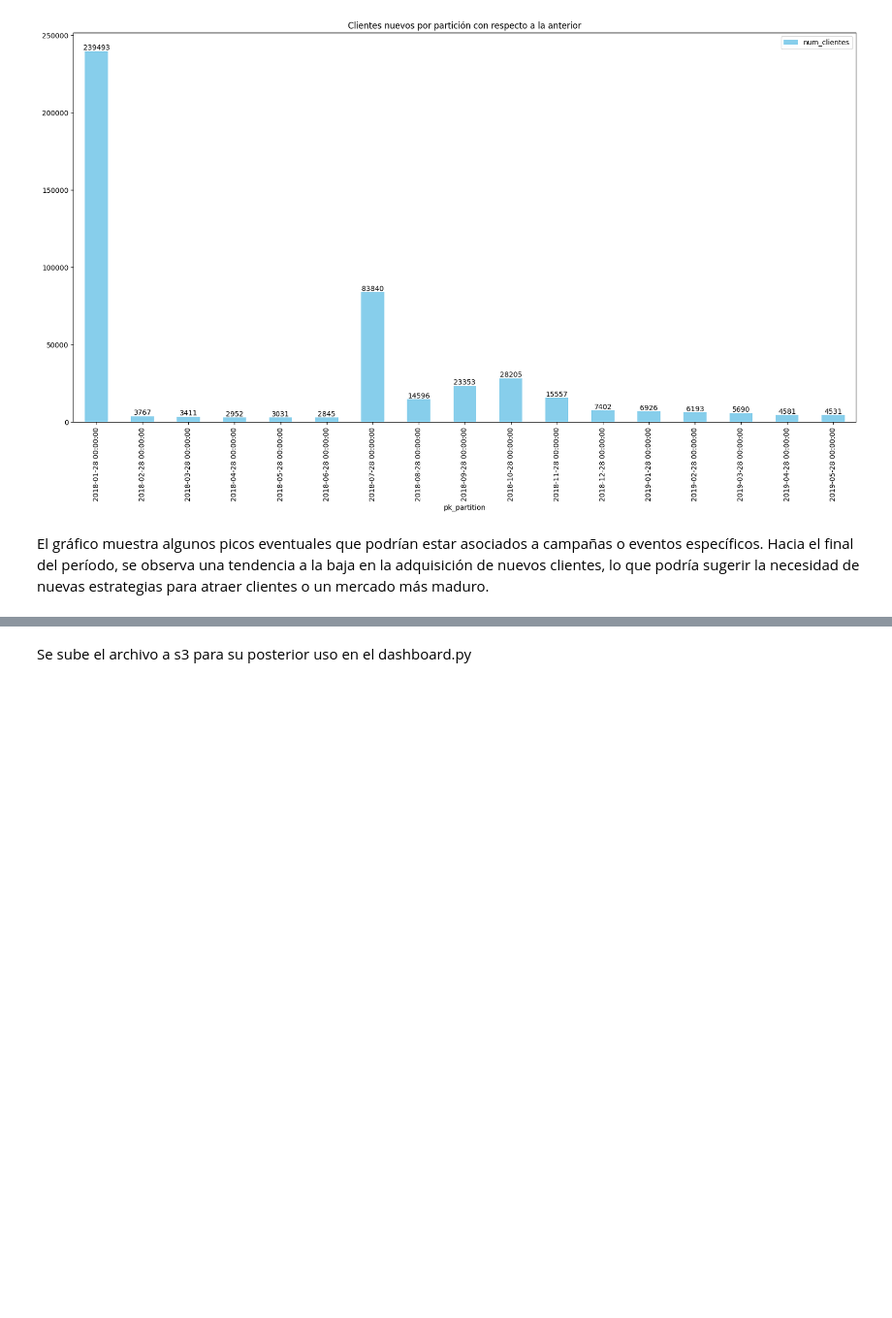
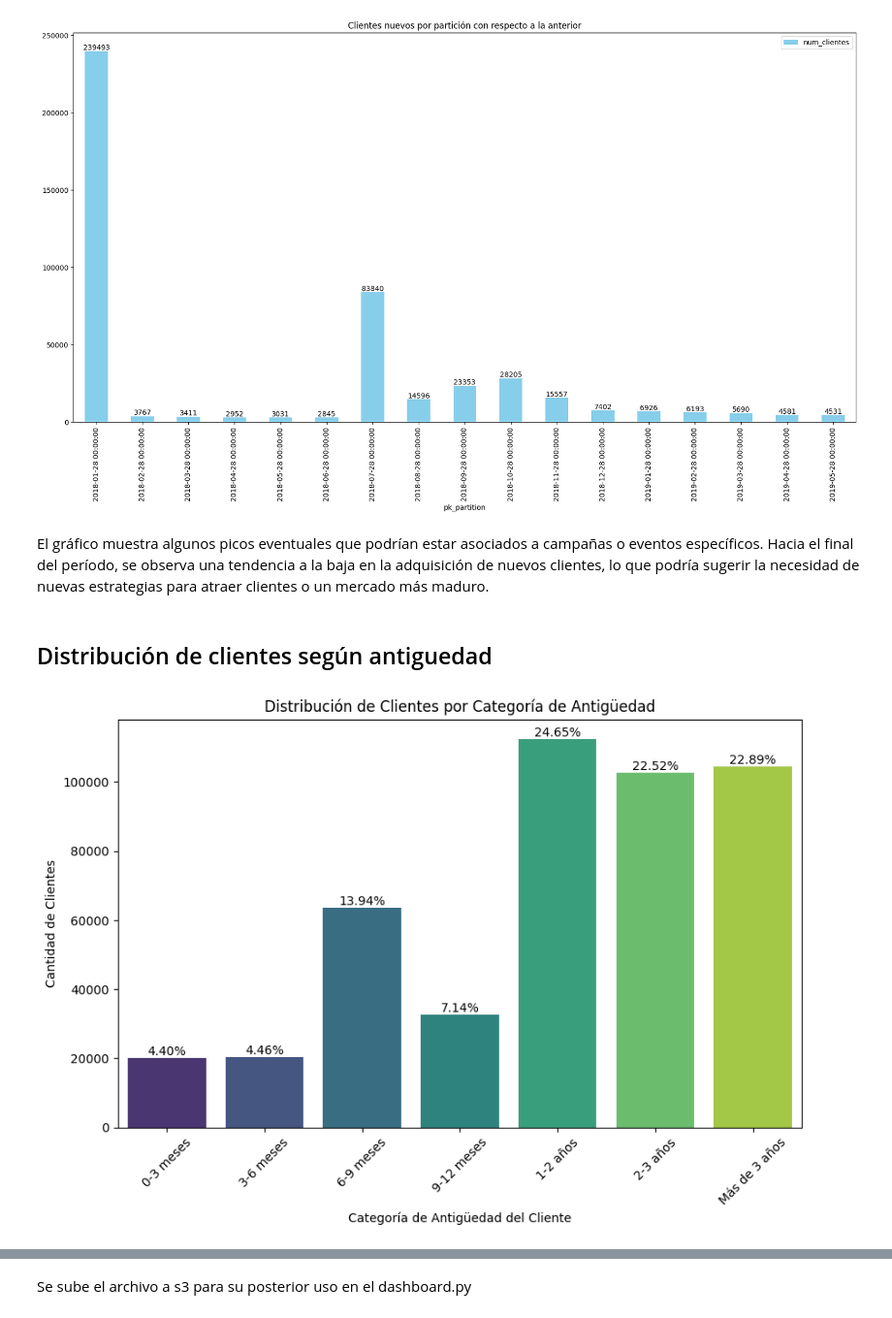
Before and after one commit to jascicz/easy_money_Project, a Jupyter notebook: Tarea_1_Análisis_BI/actividad_comercial.ipynb, the cells around one changed output, grey strips where cells are left out. Shown at 97% size. Drawn from its saved outputs; the diff is of its cells as text; code cells hidden in the pictures; blank space fills up the shorter version.

```diff
--- a/Tarea_1_Análisis_BI/actividad_comercial.ipynb
+++ b/Tarea_1_Análisis_BI/actividad_comercial.ipynb
@@ -718,0 +716,60 @@ El gráfico muestra algunos picos eventuales que podrían estar asociados a camp
+# %% [markdown]
+## Distribución de clientes según antiguedad
+# %%
+# Asegúrate de que 'entry_date' y 'pk_partition' estén en formato de fecha
+ca_df['entry_date'] = pd.to_datetime(ca_df['entry_date'])
+ca_df['pk_partition'] = pd.to_datetime(ca_df['pk_partition'])
+
+# Obtener el último pk_partition por cliente
+ultima_fecha_por_cliente = ca_df.groupby('pk_cid')['pk_partition'].max().reset_index()
+ultima_fecha_por_cliente.rename(columns={'pk_partition': 'ultima_fecha'}, inplace=True)
+
+# Fusionar con el DataFrame original para tener 'entry_date' y 'ultima_fecha'
+df_full_clean = ca_df.merge(ultima_fecha_por_cliente, on='pk_cid', how='left')
+
+# Calcular la antigüedad del cliente en días usando la última fecha por cliente
+df_full_clean['antiguedad_cliente'] = (df_full_clean['ultima_fecha'] - df_full_clean['entry_date']).dt.days.abs()
+
+# Convertir antigüedad de días a meses
+df_full_clean['antiguedad_cliente_meses'] = df_full_clean['antiguedad_cliente'] / 30
+
+# Definir los límites de las categorías en meses
+limites = [0, 3, 6, 9, 12, 24, 36, float('inf')]
+etiquetas = [
+    '0-3 meses', '3-6 meses', '6-9 meses', '9-12 meses',
+    '1-2 años', '2-3 años', 'Más de 3 años'
+]
+
+# Crear la columna categorizada usando pd.cut()
+df_full_clean['categoria_antiguedad'] = pd.cut(
+    df_full_clean['antiguedad_cliente_meses'],
+    bins=limites,
+    labels=etiquetas,
+    right=False  # Los intervalos son cerrados por la izquierda y abiertos por la derecha
+)
+
+# Quedarse con el último valor de antigüedad por cada cliente
+ultima_antiguedad_por_cliente = df_full_clean.drop_duplicates(subset='pk_cid', keep='last')
+
+# Contar la cantidad de clientes en cada categoría de antigüedad
+conteo_categorias = ultima_antiguedad_por_cliente['categoria_antiguedad'].value_counts().sort_index()
+
+total_clientes = conteo_categorias.sum()
+porcentajes = (conteo_categorias / total_clientes) * 100
+
+# Crear un gráfico de barras con los porcentajes
+plt.figure(figsize=(10, 6))
+sns.barplot(x=conteo_categorias.index, y=conteo_categorias.values, palette='viridis')
+plt.xlabel('Categoría de Antigüedad del Cliente')
+plt.ylabel('Cantidad de Clientes')
+plt.title('Distribución de Clientes por Categoría de Antigüedad')
+plt.xticks(rotation=45)
+
+# Agregar los porcentajes encima de las barras
+for i, v in enumerate(conteo_categorias.values):
+    porcentaje_texto = f"{porcentajes[i]:.2f}%"  # Formato de texto para el porcentaje
+    plt.text(i, v + 10, porcentaje_texto, ha='center', va='bottom')
+
+plt.show()
+# %% [output]
+[figure, added]
```
Also changed, not shown: parts of 6 cells of this notebook, 1 other file.
